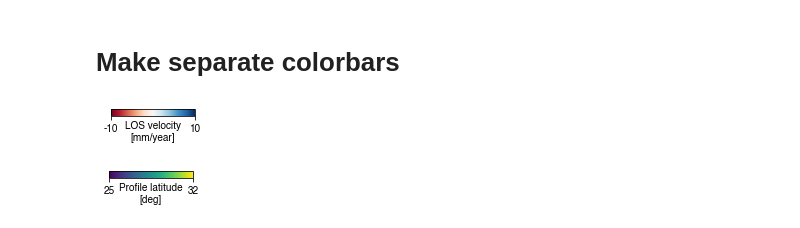
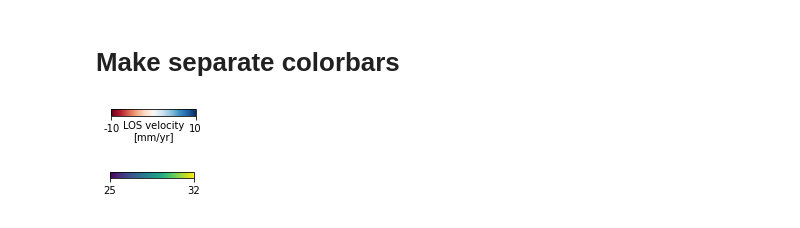
Before and after one commit to yuankailiu/2022-BulkMotion, a Jupyter notebook: notebooks/Fig3-4_separate.ipynb, the cells around one changed output. Cells and saved outputs as stored; diff of their text form; code cells hidden in the pictures.

```diff
--- a/notebooks/Fig3-4_separate.ipynb
+++ b/notebooks/Fig3-4_separate.ipynb
@@ -396,8 +375,8 @@ Save to file: /net/kraken/nobak/ykliu/2022-BulkMotion/pic/insets/Makran_d020_vb.
 # %% [markdown]
 # Make separate colorbars
 # %%
-symbol_cbar_velo(cmap='RdBu',   size=[1.3,0.1], vlim=['-10','10'], orient='horizontal', font_size=10, hpad=[-13,4], label='LOS velocity\n[mm/year]', name='', picdir=False)
-symbol_cbar_lat(cmap='viridis', size=[1.3,0.1], vlim=['25','32'],  orient='horizontal', font_size=10, hpad=[-13,4], label='Profile latitude\n[deg]',   name='', picdir=False)
+symbol_cbar_velo(cmap='RdBu',   size=[1.3,0.1], vlim=['-10','10'], orient='horizontal', font_size=10, hpad=[-13,4], label='LOS velocity\n[mm/yr]', name='', picdir=False)
+symbol_cbar_lat(cmap='viridis', size=[1.3,0.1], vlim=['25','32'],  orient='horizontal', font_size=10, hpad=[-13,4], label=' ',   name='', picdir=False)
 # %% [output]
-[figure, old version]
+[figure, new version]
-[figure, old version]
+[figure, new version]
```
Also changed, not shown: parts of 5 cells of this notebook, 7 other files.
